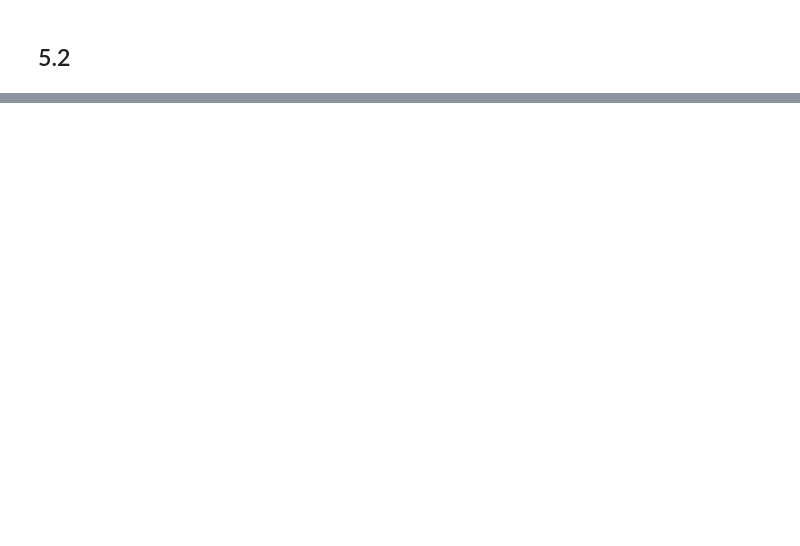
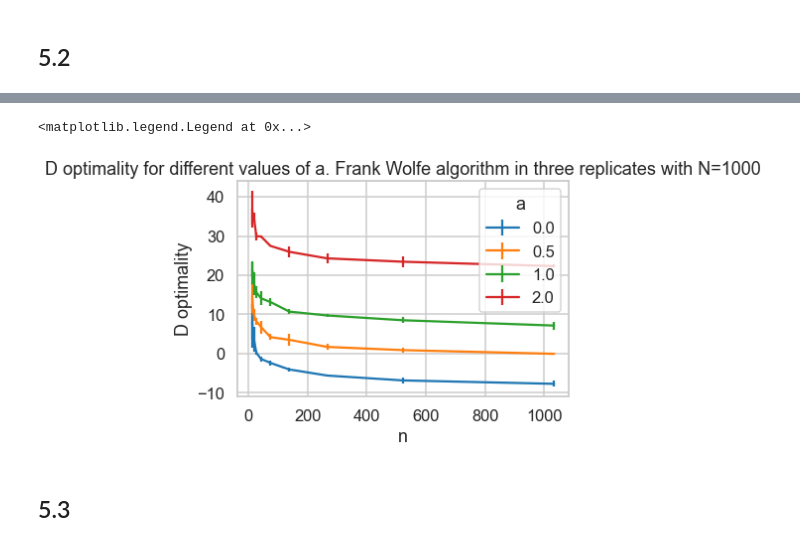
Before and after one commit to EvanKomp/cse541_hw, a Jupyter notebook: hw2/hw2.ipynb, the cells around one changed output, grey strips where cells are left out. Drawn from its saved outputs; the diff is of its cells as text; code cells hidden in the pictures; blank space fills up the shorter version.

```diff
--- a/hw2/hw2.ipynb
+++ b/hw2/hw2.ipynb
@@ -165,2 +165,0 @@ test = FrankWolfe(10, .5, 100, 1000)
-# %%
-lamb, D = test.run()
@@ -212,0 +166,24 @@ Time 22, pull 47
+# %%
+# take some replicates
+n = np.array([10+2**i for i in range(1,11)])
+a = np.array([0.0, .5, 1.0, 2.0])
+d = 10
+N = 1000
+
+replicates = 3
+Ds_means = np.zeros((len(a), len(n)))
+Ds_std = np.zeros((len(a), len(n)))
+
+complete = 0
+for i, a_ in enumerate(a):
+    for j, n_ in enumerate(n):
+        D = []
+        for k in range(replicates):
+            X = sample_X(d, a_, n_)
+            alg = FrankWolfe(X, N)
+            _, D_ = alg.run()
+            D.append(D_)
+        Ds_means[i,j] = np.mean(D)
+        Ds_std[i,j] = np.std(D)
+        complete += 1
+        print(f'a = {a_}, n = {n_}. D = {Ds_means[i,j]} ({Ds_std[i,j]}). {complete/Ds_means.size*100}% done.')
@@ -212,0 +213,22 @@ Time 22, pull 47
+# %%
+dfs = []
+for i, a_ in enumerate(a):
+    df = pd.DataFrame(data=n, columns=['n'])
+    df['mean'] = Ds_means[i]
+    df['std'] = Ds_std[i]
+    df['a'] = a_
+    dfs.append(df)
+df = pd.concat(dfs, ignore_index=True)
+# %%
+fig, ax = plt.subplots()
+for i, a_ in enumerate(a):
+    ax.errorbar(n, Ds_means[i], yerr=2*Ds_std[i], label=a_)
+ax.set_xlabel('n')
+ax.set_ylabel('D optimality')
+ax.set_title('D optimality for different values of a. Frank Wolfe algorithm in three replicates with N=1000')
+plt.legend(title='a')
+# %% [output]
+<matplotlib.legend.Legend at 0x...>
+[figure, added]
+# %% [markdown]
+## 5.3
```
Also changed, not shown: parts of 19 cells of this notebook, 4 other files.
